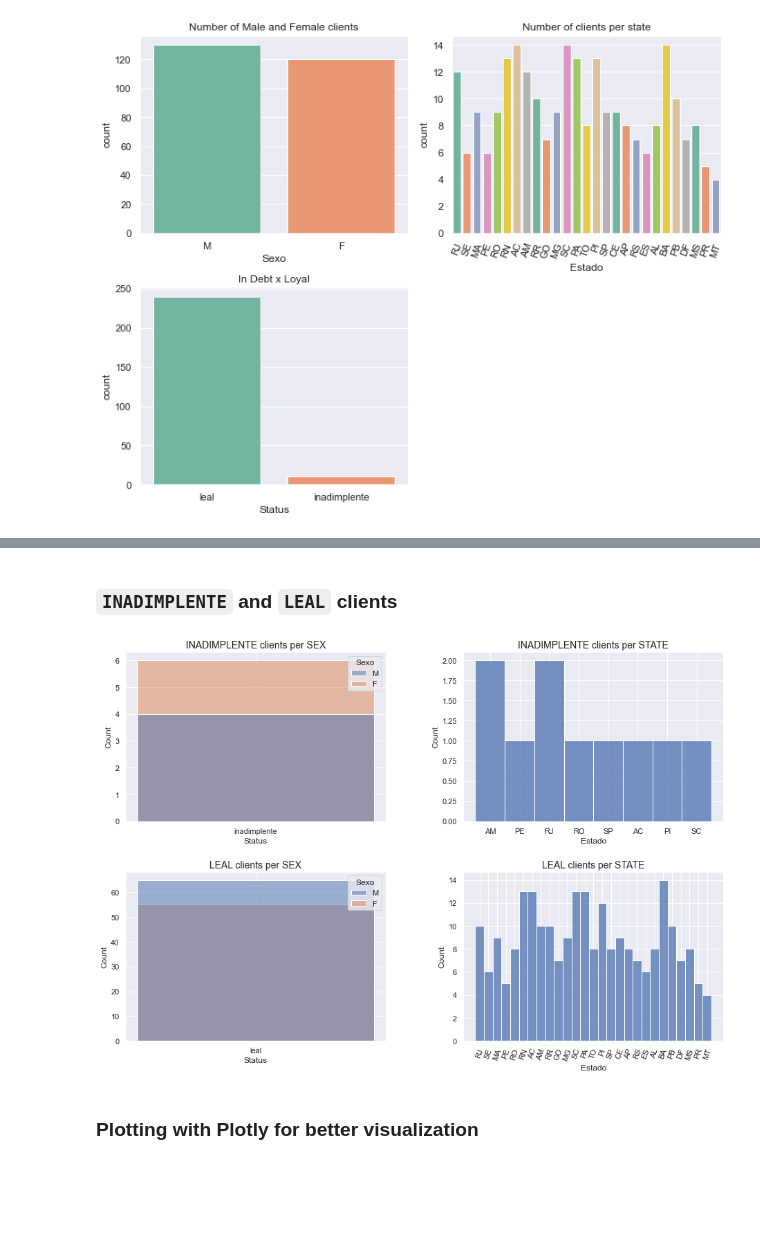
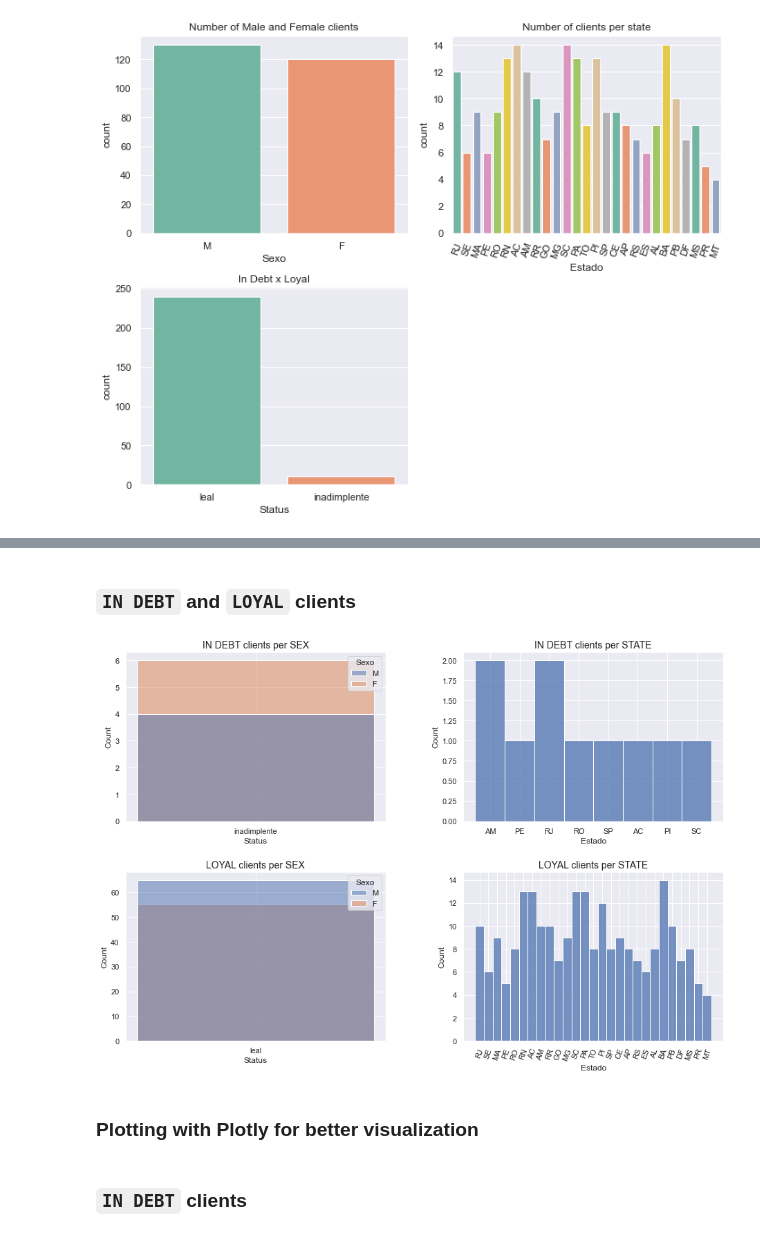
Before and after one commit to Massato01/WBK-Clients-Prediction, a Jupyter notebook: scripts/WBKClientsEDA.ipynb, the cells around one changed output, grey strips where cells are left out. Cells and saved outputs as stored; diff of their text form; code cells hidden in the pictures; blank space fills up the shorter version.

```diff
--- a/scripts/WBKClientsEDA.ipynb
+++ b/scripts/WBKClientsEDA.ipynb
@@ -166,40 +184,40 @@ inadimplente_clients = df_NND[df_NND['Status'] == 'inadimplente']
 # Filtering only the FIEL clients
 leal_clients = df_NND[df_NND['Status'] == 'leal']
 # %% [markdown]
-### `INADIMPLENTE` and `LEAL` clients
+### `IN DEBT` and `LOYAL` clients
 # %%
 plt.figure(figsize=(15, 10))
 
-# INADIMPLENTE clients per SEX
+# IN DEBT clients per SEX
 plt.subplot(2, 2, 1)
-sns.histplot(data = inadimplente_clients, x = 'Status', hue = df_NND[df_NND['Status'] == 'inadimplente']['Sexo']).set_title('INADIMPLENTE clients per SEX', fontsize = 14);
+sns.histplot(data = inadimplente_clients, x = 'Status', hue = df_NND[df_NND['Status'] == 'inadimplente']['Sexo']).set_title('IN DEBT clients per SEX', fontsize = 14);
 
-# INADIMPLENTE clients per STATE
+# IN DEBT clients per STATE
 plt.subplot(2, 2, 2)
-sns.histplot(data = inadimplente_clients, x = 'Estado').set_title('INADIMPLENTE clients per STATE', fontsize = 14);
+sns.histplot(data = inadimplente_clients, x = 'Estado').set_title('IN DEBT clients per STATE', fontsize = 14);
 
 
-# LEAL clients per SEX
+# LOYAL clients per SEX
 plt.subplot(2, 2, 3)
-sns.histplot(data = leal_clients[:120], x = 'Status', hue = df_NND[df_NND['Status'] == 'leal']['Sexo'][:120]).set_title('LEAL clients per SEX', fontsize = 14)
+sns.histplot(data = leal_clients[:120], x = 'Status', hue = df_NND[df_NND['Status'] == 'leal']['Sexo'][:120]).set_title('LOYAL clients per SEX', fontsize = 14)
 
 
-# LEAL clients per STATE
+# LOYAL clients per STATE
 plt.subplot(2, 2, 4)
-sns.histplot(data = leal_clients, x = 'Estado').set_title('LEAL clients per STATE', fontsize = 14)
+sns.histplot(data = leal_clients, x = 'Estado').set_title('LOYAL clients per STATE', fontsize = 14)
 plt.xticks(rotation = 70)
 
 
 # plt.tight_layout()
 plt.subplots_adjust(left=0.1,
                     bottom=0.1,
                     # right=0.9,
                     # top=0.9,
                     wspace=0.3,
                     hspace=0.3)
 plt.show()
 # %% [output]
-[figure, old version]
+[figure, new version]
 # %% [markdown]
 ### **Plotting with Plotly for better visualization**
 # %%
@@ -220 +238,3 @@ inadimplente_clients = df_NND[df_NND['Status'] == 'inadimplente']
 leal_clients = df_NND[df_NND['Status'] == 'leal']
+# %% [markdown]
+### **`IN DEBT` clients**
```
Also changed, not shown: parts of 17 cells of this notebook.
